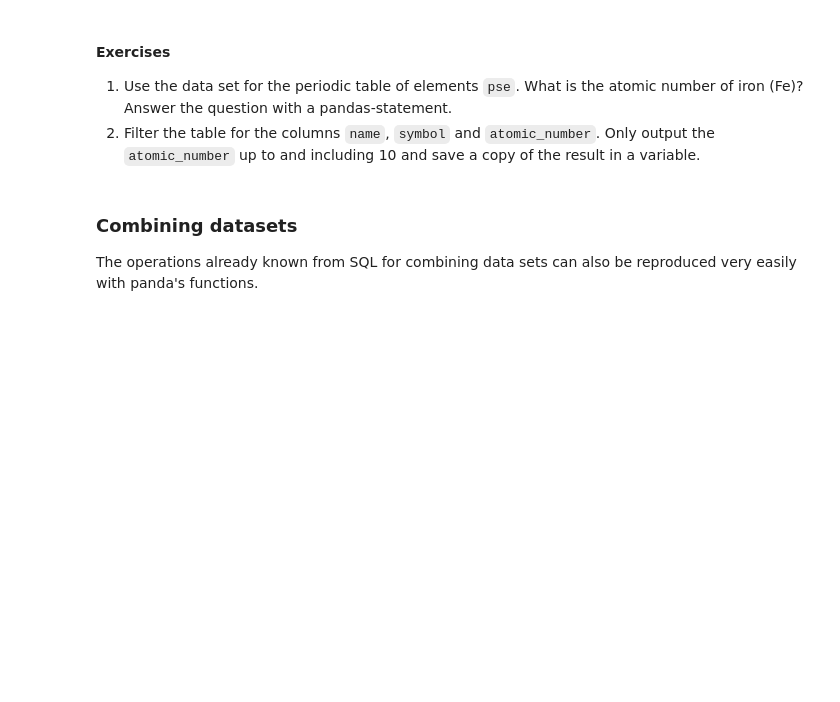
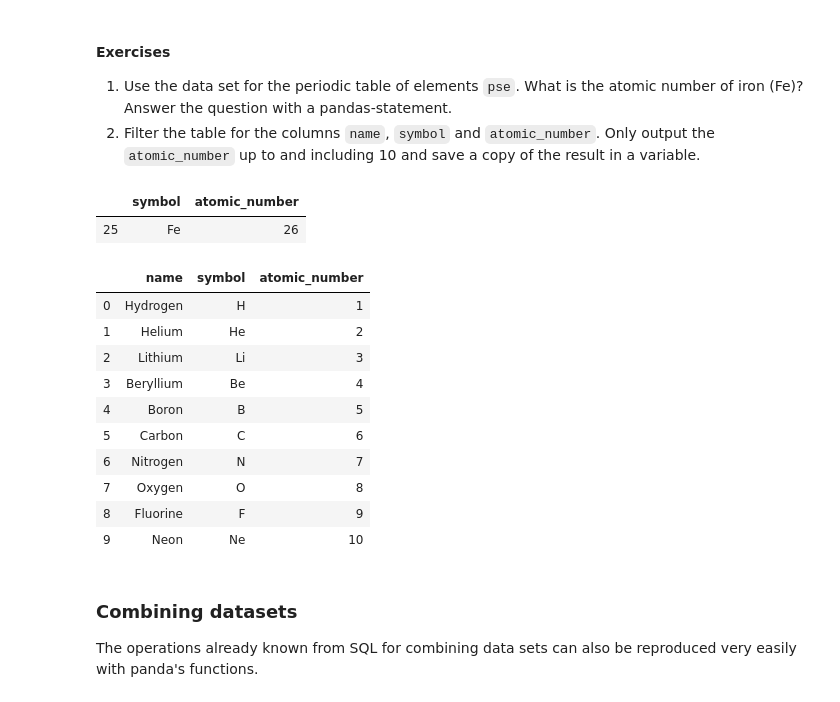
Before and after one commit to dgluesen/ss20-applied-programming, a Jupyter notebook: 20200424 - 05 - Python Bibliotheken.ipynb, the cells around one changed output. Saved outputs shown, nothing was run; the diff lists cells and outputs as text; code cells hidden in the pictures; blank space fills up the shorter version.

```diff
--- a/20200424 - 05 - Python Bibliotheken.ipynb
+++ b/20200424 - 05 - Python Bibliotheken.ipynb
@@ -361,6 +613,26 @@ baseball_empty.dropna()
 #### Exercises
 1. Use the data set for the periodic table of elements ``pse``. What is the atomic number of iron (Fe)? Answer the question with a pandas-statement.
 1. Filter the table for the columns ``name``, ``symbol`` and ``atomic_number``. Only output the ``atomic_number`` up to and including 10 and save a copy of the result in a variable.
+# %%
+pse[(pse.symbol == "Fe")].loc[:, ["symbol", "atomic_number"]]
+# %% [output]
+|  | symbol | atomic_number |
+| 25 | Fe | 26 |
+# %%
+pse_exercise = pse[pse['atomic_number']<=10].loc[:,['name','symbol','atomic_number']].copy()
+pse_exercise
+# %% [output]
+|  | name | symbol | atomic_number |
+| 0 | Hydrogen | H | 1 |
+| 1 | Helium | He | 2 |
+| 2 | Lithium | Li | 3 |
+| 3 | Beryllium | Be | 4 |
+| 4 | Boron | B | 5 |
+| 5 | Carbon | C | 6 |
+| 6 | Nitrogen | N | 7 |
+| 7 | Oxygen | O | 8 |
+| 8 | Fluorine | F | 9 |
+| 9 | Neon | Ne | 10 |
 # %% [markdown]
 ### Combining datasets<a class="anchor" id="pandas_combining"></a>
 The operations already known from SQL for combining data sets can also be reproduced very easily with panda's functions.
```
Also changed, not shown: parts of 67 cells of this notebook.
